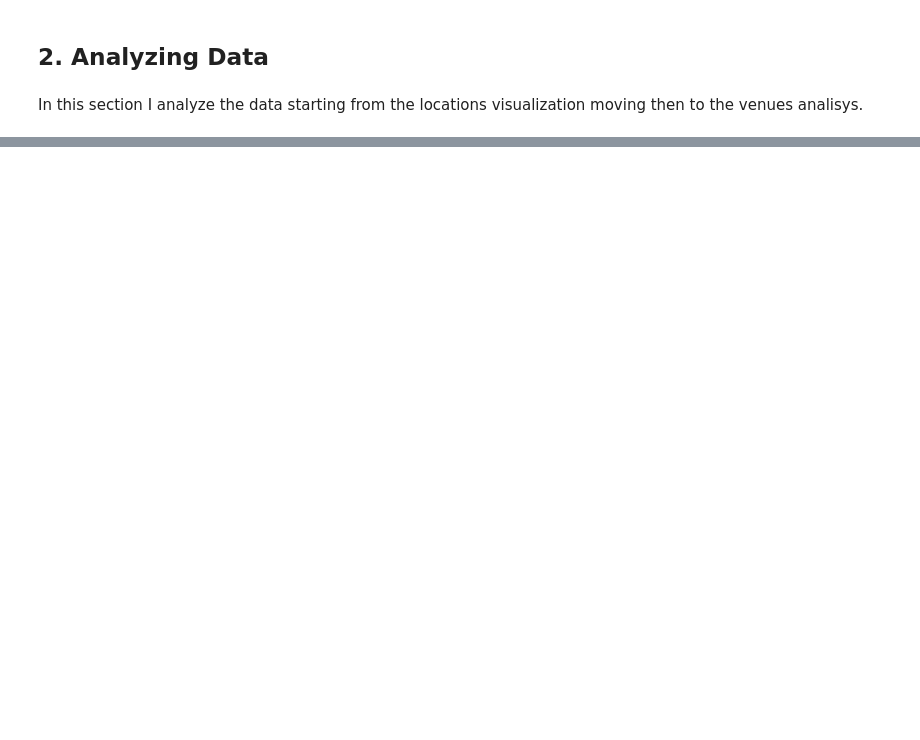
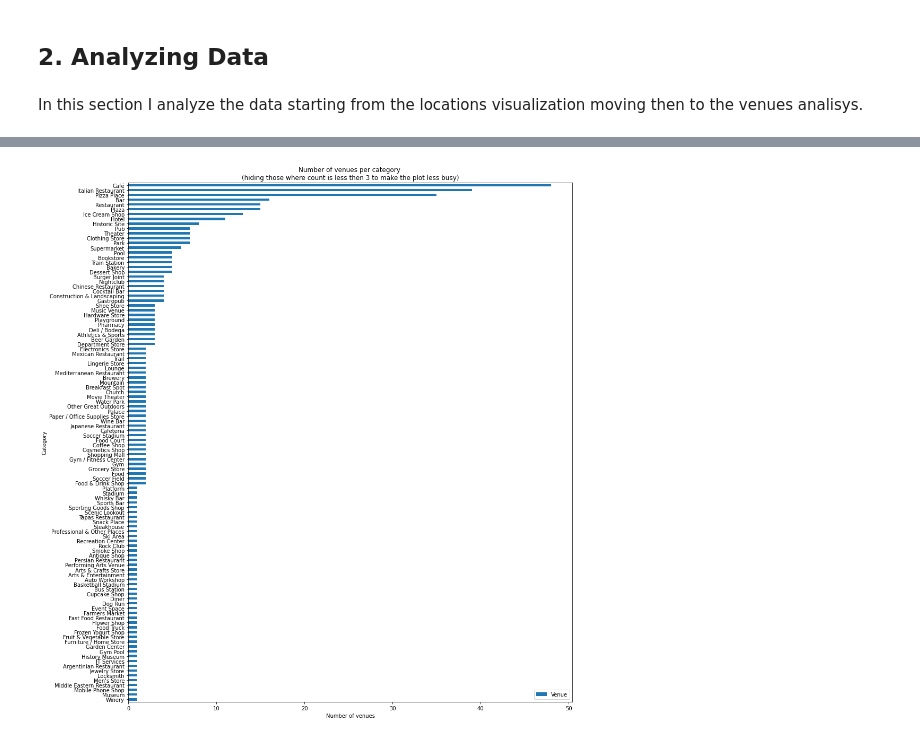
Before and after one commit to sebas1986/TheMotorSportValley-WhereToLive-, a Jupyter notebook: ProjectAnalysis.ipynb, the cells around one changed output, grey strips where cells are left out. Drawn from its saved outputs; the diff is of its cells as text; code cells hidden in the pictures; blank space fills up the shorter version.

```diff
--- a/ProjectAnalysis.ipynb
+++ b/ProjectAnalysis.ipynb
@@ -170,0 +182,12 @@ import folium # map rendering library
+# %%
+#Count the venues per each category
+location_venue_count = location_venue.groupby('Venue Category').count()[['Venue']].sort_values(by='Venue',ascending=False)
+#create an inverted horizontal bar plot
+location_venue_count[location_venue_count.Venue>=0].plot(kind='barh', figsize=(15, 18))
+plt.gca().invert_yaxis()
+plt.xlabel('Number of venues')
+plt.ylabel('Category')
+plt.title('Number of venues per category \n(hiding those where count is less then 3 to make the plot less busy)')
+plt.show()
+# %% [output]
+[figure, added]
```
Also changed, not shown: parts of 66 cells of this notebook.
